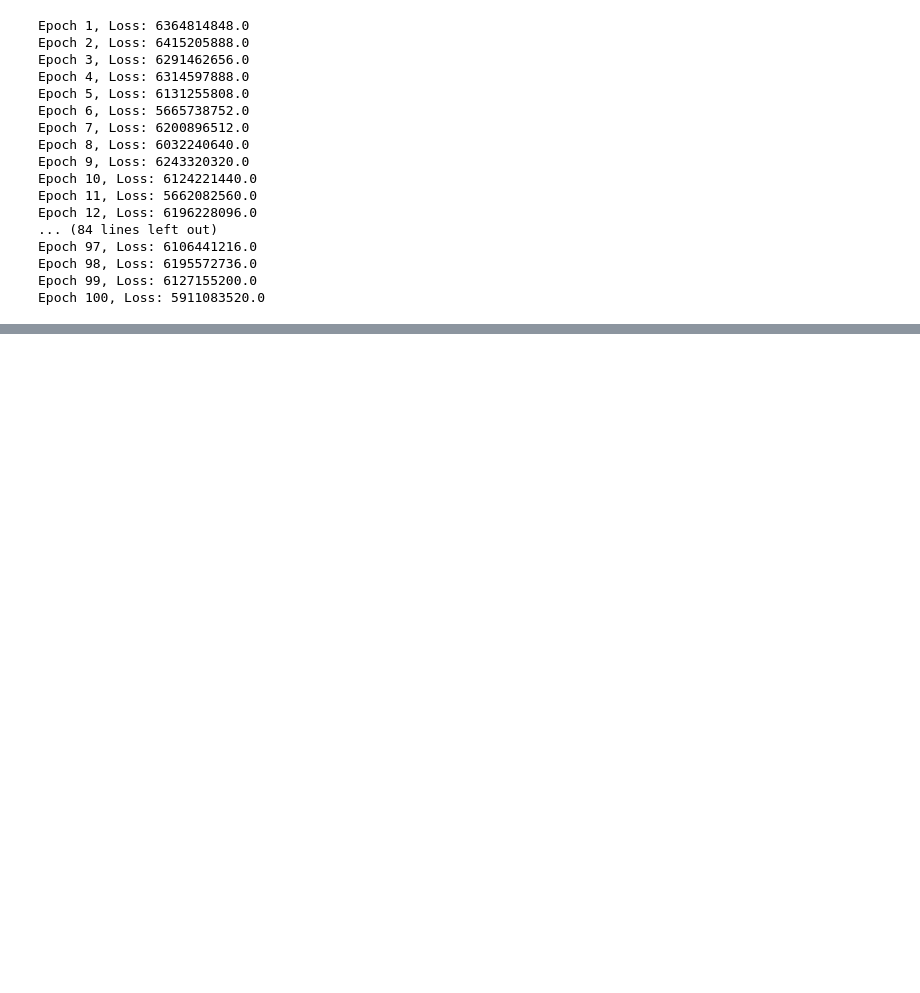
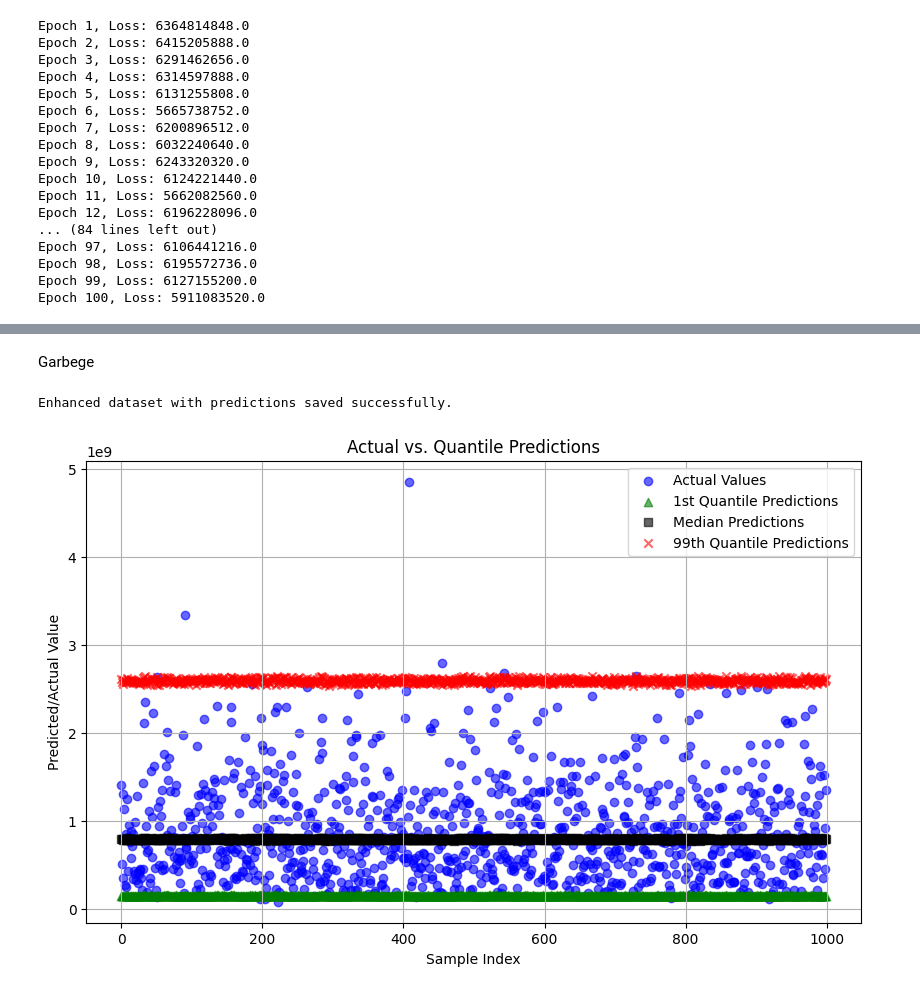
Before and after one commit to pandaanson/QNN-test, a Jupyter notebook: QNN-for-pjm.ipynb, the cells around one changed output, grey strips where cells are left out. Saved outputs shown, nothing was run; the diff lists cells and outputs as text; code cells hidden in the pictures; blank space fills up the shorter version.

```diff
--- a/QNN-for-pjm.ipynb
+++ b/QNN-for-pjm.ipynb
@@ -210,0 +638,77 @@ Completed: 4.72%
+# %% [markdown]
+Garbege
+# %%
+import pandas as pd
+
+# Ensure the model is in evaluation mode
+best_model.eval()
+
+# Prepare the full dataset (you can choose train, test, or validation depending on the requirement)
+X_full_tensor = torch.tensor(features.values, dtype=torch.float32)  # Assuming 'features' contains the full feature set
+y_full_tensor = torch.tensor(target.values, dtype=torch.float32).unsqueeze(1)  # Ensure it matches the expected input
+
+# Make predictions
+with torch.no_grad():
+    full_predictions = best_model(X_full_tensor)
+
+# Convert predictions to numpy for easier manipulation
+full_predictions_np = full_predictions.numpy()
+
+# Convert the full target tensor back to numpy if needed
+y_full_np = y_full_tensor.numpy()
+
+# Create a DataFrame for the predictions
+predictions_df = pd.DataFrame(full_predictions_np, columns=[f'Quantile_{q:.2f}' for q in quantiles.numpy()])
+
+# Concatenate the original data with the predictions
+enhanced_data = pd.concat([data, predictions_df], axis=1)
+
+# Save the enhanced dataset to a new CSV file
+enhanced_data.to_csv('/home/yui/Downloads/QNN-test/p122_synthetic_with_predictions.csv', index=False)
+
+print("Enhanced dataset with predictions saved successfully.")
+# %% [output]
+Enhanced dataset with predictions saved successfully.
+# %%
+import matplotlib.pyplot as plt
+
+# Ensure the model is in evaluation mode
+best_model.eval()
+
+# Prepare validation data
+X_val_tensor = torch.tensor(X_val, dtype=torch.float32)  # Assuming X_val is already scaled and converted to tensor
+
+# Make predictions with the model
+with torch.no_grad():
+    predictions = best_model(X_val_tensor)
+
+# Convert predictions to a numpy array for easier manipulation
+predictions_np = predictions.numpy()
+
+# Calculate indices for desired quantiles
+bottom_quantile_index = 0  # 1st percentile
+median_index = num_quantiles // 2  # 50th percentile (median)
+top_quantile_index = num_quantiles - 1  # 99th percentile
+
+# Extract predictions for the specified quantiles
+bottom_quantile_predictions = predictions_np[:, bottom_quantile_index]
+median_predictions = predictions_np[:, median_index]
+top_quantile_predictions = predictions_np[:, top_quantile_index]
+
+# Actual values for validation set
+y_val_np = y_val.numpy().flatten()  # Flatten to match the prediction dimensions
+
+# Plotting
+plt.figure(figsize=(10, 6))
+plt.scatter(range(len(y_val_np)), y_val_np, color='blue', label='Actual Values', alpha=0.6, marker='o')
+plt.scatter(range(len(bottom_quantile_predictions)), bottom_quantile_predictions, color='green', label='1st Quantile Predictions', alpha=0.6, marker='^')
+plt.scatter(range(len(median_predictions)), median_predictions, color='black', label='Median Predictions', alpha=0.6, marker='s')
+plt.scatter(range(len(top_quantile_predictions)), top_quantile_predictions, color='red', label='99th Quantile Predictions', alpha=0.6, marker='x')
+plt.title('Actual vs. Quantile Predictions')
+plt.xlabel('Sample Index')
+plt.ylabel('Predicted/Actual Value')
+plt.legend()
+plt.grid(True)
+plt.show()
+# %% [output]
+[figure, added]
```
Also changed, not shown: parts of 14 cells of this notebook, 8 other files.
